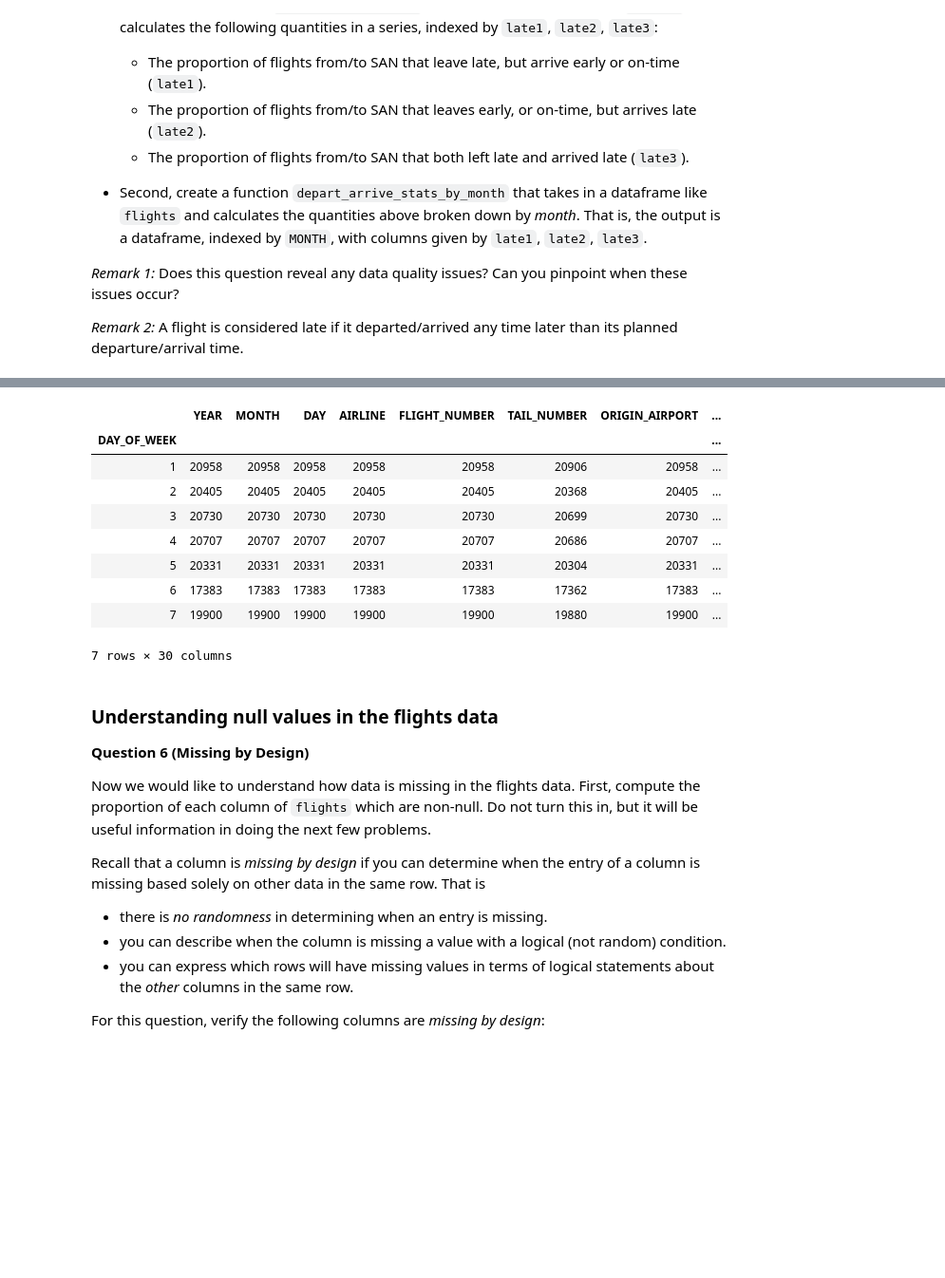
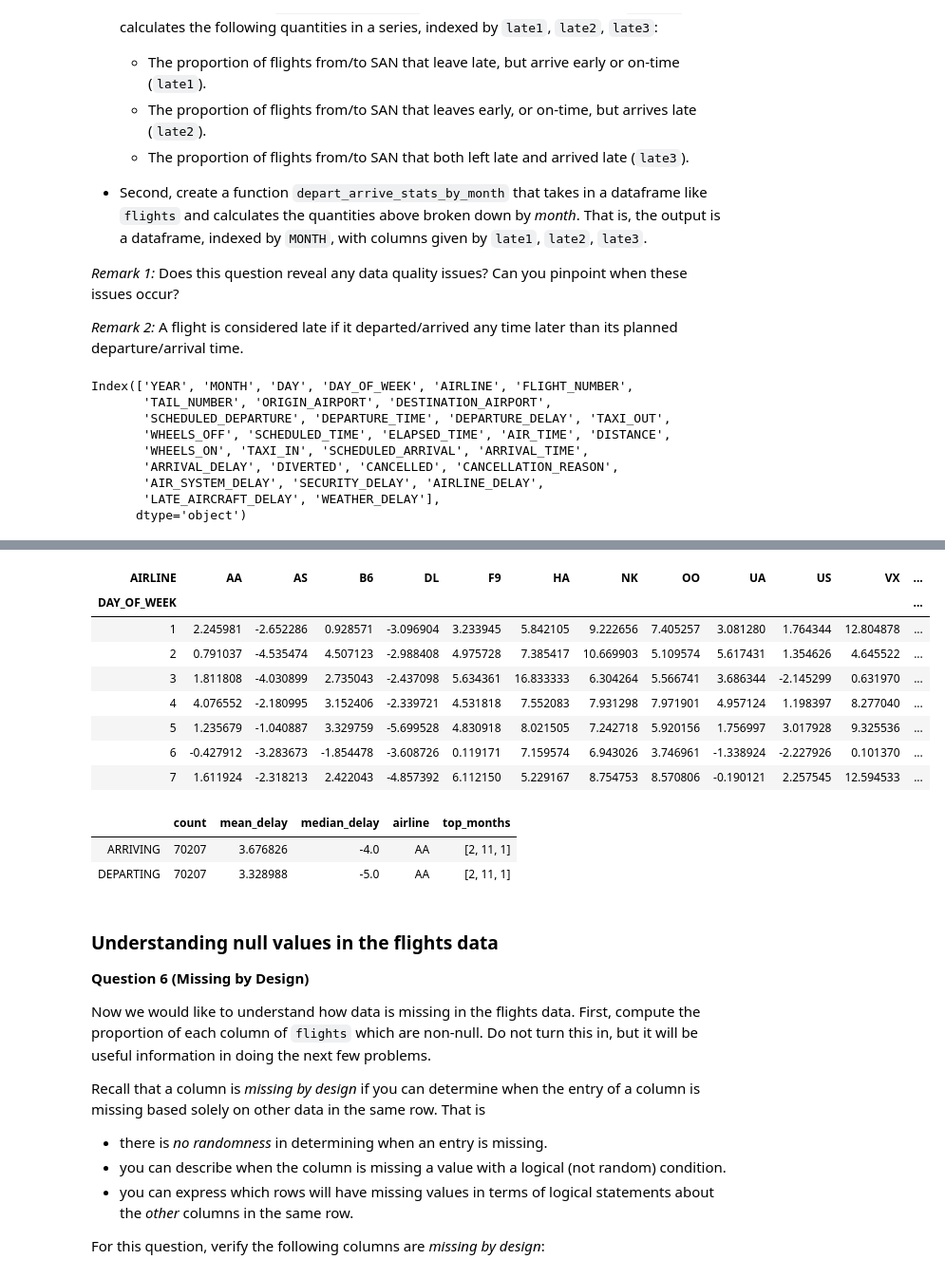
Before and after one commit to harbor-s/dsc80-sp20, a Jupyter notebook: projects/project02/project02.ipynb, the cells around one changed output, grey strips where cells are left out. Shown: that part at 95% size. Drawn from its saved outputs; the diff is of its cells as text; code cells hidden in the pictures; blank space fills up the shorter version.

```diff
--- a/projects/project02/project02.ipynb
+++ b/projects/project02/project02.ipynb
@@ -203,6 +207,18 @@ However, there are other ways that flights can be late: waiting on the tarmac, h
 *Remark 1:* Does this question reveal any data quality issues? Can you pinpoint when these issues occur?
 
 *Remark 2:* A flight is considered late if it departed/arrived any time later than its planned departure/arrival time.
+# %%
+flights.columns
+# %% [output]
+Index(['YEAR', 'MONTH', 'DAY', 'DAY_OF_WEEK', 'AIRLINE', 'FLIGHT_NUMBER',
+       'TAIL_NUMBER', 'ORIGIN_AIRPORT', 'DESTINATION_AIRPORT',
+       'SCHEDULED_DEPARTURE', 'DEPARTURE_TIME', 'DEPARTURE_DELAY', 'TAXI_OUT',
+       'WHEELS_OFF', 'SCHEDULED_TIME', 'ELAPSED_TIME', 'AIR_TIME', 'DISTANCE',
+       'WHEELS_ON', 'TAXI_IN', 'SCHEDULED_ARRIVAL', 'ARRIVAL_TIME',
+       'ARRIVAL_DELAY', 'DIVERTED', 'CANCELLED', 'CANCELLATION_REASON',
+       'AIR_SYSTEM_DELAY', 'SECURITY_DELAY', 'AIRLINE_DELAY',
+       'LATE_AIRCRAFT_DELAY', 'WEATHER_DELAY'],
+      dtype='object')
 # %% [markdown]
 ### Flight delays and day of the week
 
@@ -224,19 +240,25 @@ Both dataframes should have a column for each distinct value of `AIRLINE` and a
 Your output should have the *form* of the table below (not the entries themselves!)
 
 <img src="pivot.png" />
-# %%
-flights.groupby('DAY_OF_WEEK').count()
-# %% [output]
-|  | YEAR | MONTH | DAY | AIRLINE | FLIGHT_NUMBER | TAIL_NUMBER | ORIGIN_AIRPORT | ... |
-| DAY_OF_WEEK |  |  |  |  |  |  |  | ... |
-| 1 | 20958 | 20958 | 20958 | 20958 | 20958 | 20906 | 20958 | ... |
-| 2 | 20405 | 20405 | 20405 | 20405 | 20405 | 20368 | 20405 | ... |
-| 3 | 20730 | 20730 | 20730 | 20730 | 20730 | 20699 | 20730 | ... |
-| 4 | 20707 | 20707 | 20707 | 20707 | 20707 | 20686 | 20707 | ... |
-| 5 | 20331 | 20331 | 20331 | 20331 | 20331 | 20304 | 20331 | ... |
-| 6 | 17383 | 17383 | 17383 | 17383 | 17383 | 17362 | 17383 | ... |
-| 7 | 19900 | 19900 | 19900 | 19900 | 19900 | 19880 | 19900 | ... |
-7 rows × 30 columns
+# %%
+flights.groupby(['DAY_OF_WEEK', 'AIRLINE'], as_index=False)['YEAR'].count().pivot(index='DAY_OF_WEEK', columns='AIRLINE', values='YEAR')
+proj.mean_by_airline_dow(flights)
+# %% [output]
+| AIRLINE | AA | AS | B6 | DL | F9 | HA | NK | OO | UA | US | VX | ... |
+| DAY_OF_WEEK |  |  |  |  |  |  |  |  |  |  |  | ... |
+| 1 | 2.245981 | -2.652286 | 0.928571 | -3.096904 | 3.233945 | 5.842105 | 9.222656 | 7.405257 | 3.081280 | 1.764344 | 12.804878 | ... |
+| 2 | 0.791037 | -4.535474 | 4.507123 | -2.988408 | 4.975728 | 7.385417 | 10.669903 | 5.109574 | 5.617431 | 1.354626 | 4.645522 | ... |
+| 3 | 1.811808 | -4.030899 | 2.735043 | -2.437098 | 5.634361 | 16.833333 | 6.304264 | 5.566741 | 3.686344 | -2.145299 | 0.631970 | ... |
+| 4 | 4.076552 | -2.180995 | 3.152406 | -2.339721 | 4.531818 | 7.552083 | 7.931298 | 7.971901 | 4.957124 | 1.198397 | 8.277040 | ... |
+| 5 | 1.235679 | -1.040887 | 3.329759 | -5.699528 | 4.830918 | 8.021505 | 7.242718 | 5.920156 | 1.756997 | 3.017928 | 9.325536 | ... |
+| 6 | -0.427912 | -3.283673 | -1.854478 | -3.608726 | 0.119171 | 7.159574 | 6.943026 | 3.746961 | -1.338924 | -2.227926 | 0.101370 | ... |
+| 7 | 1.611924 | -2.318213 | 2.422043 | -4.857392 | 6.112150 | 5.229167 | 8.754753 | 8.570806 | -0.190121 | 2.257545 | 12.594533 | ... |
+# %%
+proj.basic_stats(flights)
+# %% [output]
+|  | count | mean_delay | median_delay | airline | top_months |
+| ARRIVING | 70207 | 3.676826 | -4.0 | AA | [2, 11, 1] |
+| DEPARTING | 70207 | 3.328988 | -5.0 | AA | [2, 11, 1] |
 # %% [markdown]
 ### Understanding null values in the flights data
 
```
Also changed, not shown: parts of 19 cells of this notebook, 1 other file.
